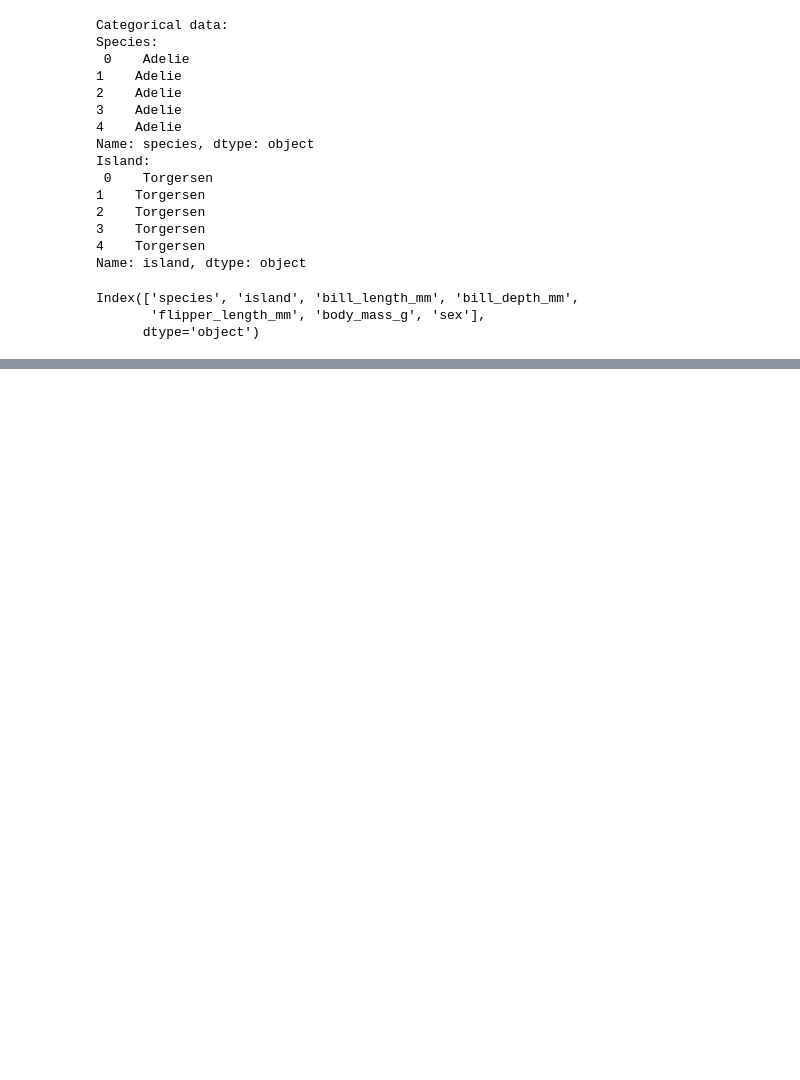
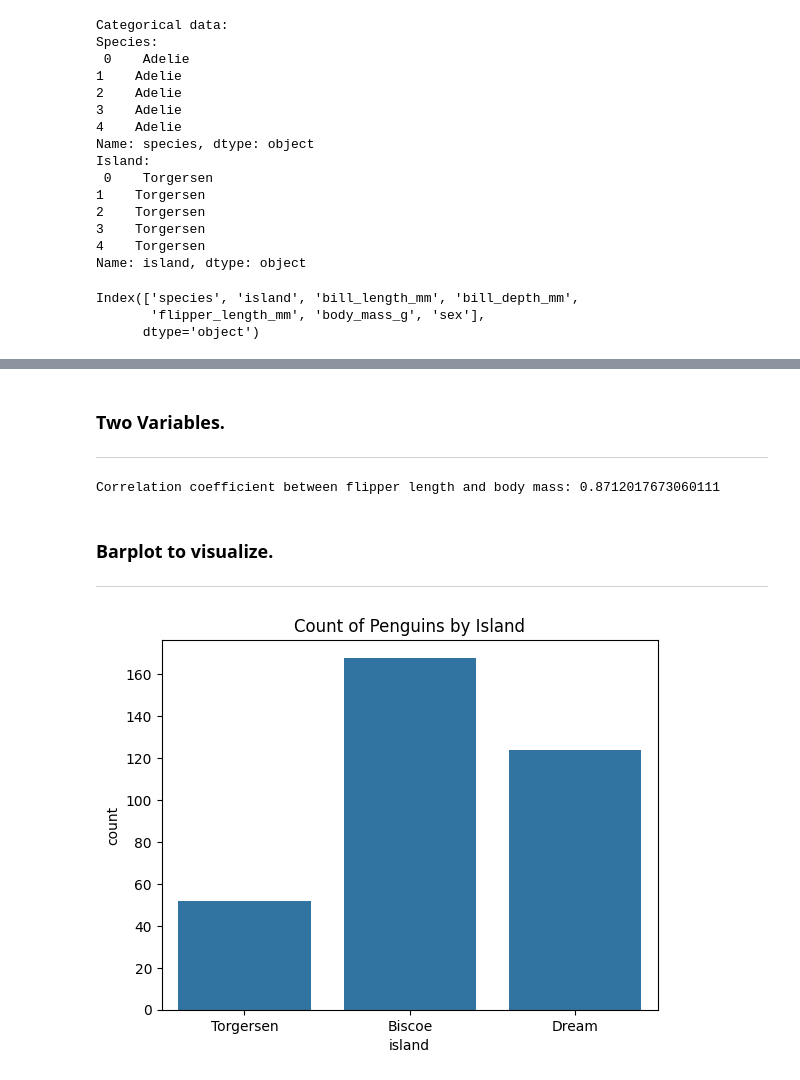
Before and after one commit to CarlosRigueti/Myproject2024, a Jupyter notebook: penguins.ipynb, the cells around one changed output, grey strips where cells are left out. Saved outputs shown, nothing was run; the diff lists cells and outputs as text; code cells hidden in the pictures; blank space fills up the shorter version.

```diff
--- a/penguins.ipynb
+++ b/penguins.ipynb
@@ -126,0 +151,25 @@ Column 'age' not found in the dataset.
+# %% [markdown]
+### Two Variables.
+***
+# %%
+# Two variables.
+flipper_length = penguins_df['flipper_length_mm']
+body_mass = penguins_df['body_mass_g']
+
+# Calculating the correlation coefficient between the variables.
+correlation_coefficient = flipper_length.corr(body_mass)
+
+# Print the correlation.
+print("Correlation coefficient between flipper length and body mass:", correlation_coefficient)
+# %% [output]
+Correlation coefficient between flipper length and body mass: 0.8712017673060111
+# %% [markdown]
+### Barplot to visualize.
+***
+# %%
+# Barplot to visualize the count of penguins by island.
+sns.countplot(data=penguins_df, x='island')
+plt.title('Count of Penguins by Island')
+plt.show()
+# %% [output]
+[figure, added]
```
Also changed, not shown: parts of 15 cells of this notebook, 1 other file.
